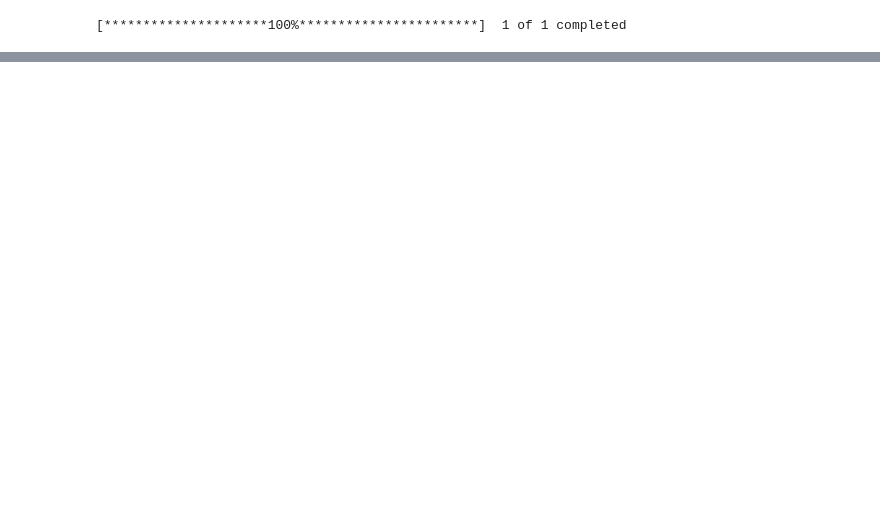
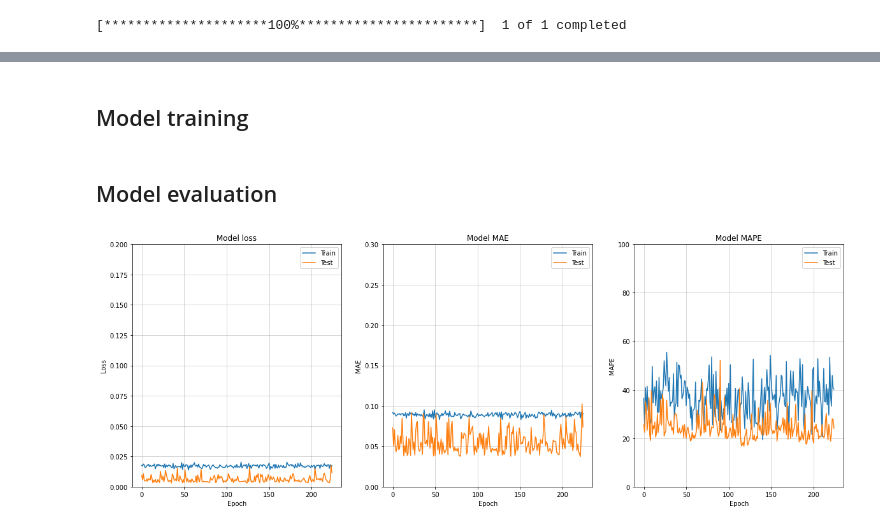
Before and after one commit to brahim-el-merbouh/springstone, a Jupyter notebook: notebooks/blueoverseas_rnn_model.ipynb, the cells around one changed output, grey strips where cells are left out. Drawn from its saved outputs; the diff is of its cells as text; code cells hidden in the pictures; blank space fills up the shorter version.

```diff
--- a/notebooks/blueoverseas_rnn_model.ipynb
+++ b/notebooks/blueoverseas_rnn_model.ipynb
@@ -137,0 +217,2 @@ AttributeError: 'list' object has no attribute 'shape'
+# %% [markdown]
+## Model training
@@ -137,0 +222,48 @@ AttributeError: 'list' object has no attribute 'shape'
+# %% [markdown]
+## Model evaluation
+# %%
+def plot_history(history, title=None):
+    fig, ax = plt.subplots(1,3, figsize=(20,7))
+
+    # --- LOSS ---
+
+    ax[0].plot(history.history['loss'])
+    ax[0].plot(history.history['val_loss'])
+    ax[0].set_title('Model loss')
+    ax[0].set_ylabel('Loss')
+    ax[0].set_xlabel('Epoch')
+    ax[0].set_ylim((0,0.2))
+    ax[0].legend(['Train', 'Test'], loc='best')
+    ax[0].grid(axis="x",linewidth=0.5)
+    ax[0].grid(axis="y",linewidth=0.5)
+
+    # --- MAE
+
+    ax[1].plot(history.history['mean_absolute_error'])
+    ax[1].plot(history.history['val_mean_absolute_error'])
+    ax[1].set_title('Model MAE')
+    ax[1].set_ylabel('MAE')
+    ax[1].set_xlabel('Epoch')
+    ax[1].legend(['Train', 'Test'], loc='best')
+    ax[1].set_ylim((0,0.3))
+    ax[1].grid(axis="x",linewidth=0.5)
+    ax[1].grid(axis="y",linewidth=0.5)
+
+    # --- MAPE
+
+    ax[2].plot(history.history['mean_absolute_percentage_error'])
+    ax[2].plot(history.history['val_mean_absolute_percentage_error'])
+    ax[2].set_title('Model MAPE')
+    ax[2].set_ylabel('MAPE')
+    ax[2].set_xlabel('Epoch')
+    ax[2].legend(['Train', 'Test'], loc='best')
+    ax[2].set_ylim((0,100))
+    ax[2].grid(axis="x",linewidth=0.5)
+    ax[2].grid(axis="y",linewidth=0.5)
+
+    if title:
+        fig.suptitle(title)
+# %%
+plot_history(history)
+# %% [output]
+[figure, added]
```
Also changed, not shown: parts of 36 cells of this notebook.
